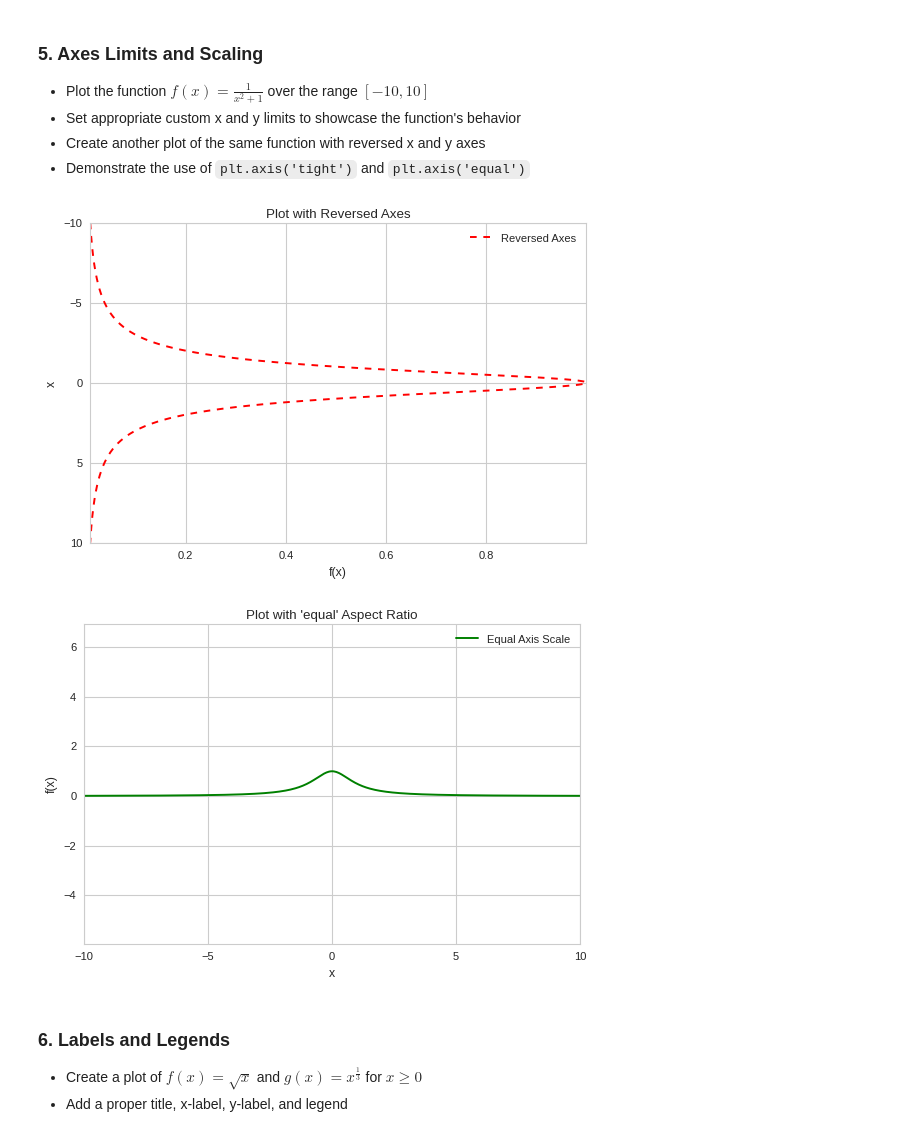
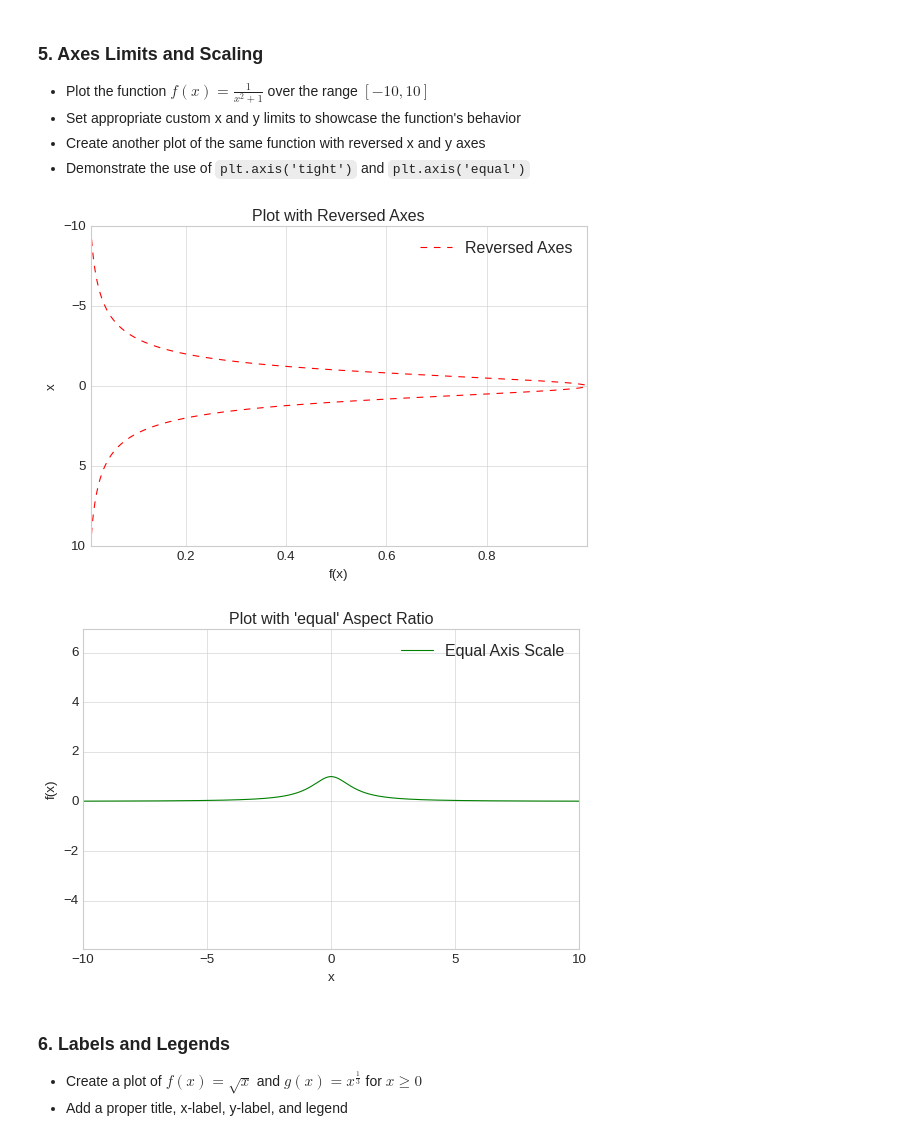
Before and after one commit to kamangirkhan/Data110, a Jupyter notebook: ArashNateghian_week3_data110_assignment.ipynb, the cells around one changed output. Drawn from its saved outputs; the diff is of its cells as text; code cells hidden in the pictures.

```diff
--- a/ArashNateghian_week3_data110_assignment.ipynb
+++ b/ArashNateghian_week3_data110_assignment.ipynb
@@ -35,7 +35,6 @@ plt.show()
   - $g(x) = e^x$
   - $h(x) = \log(x)$ (for $x > 0$)
 # %%
-plt.style.use('classic')
 def f(x): return x**3
 def g(x): return np.exp(x)
 def h(x): return np.log(x)
@@ -71,7 +70,6 @@ plt.show()
   - $h(x) = x^4$
   - $i(x) = x^5$
 # %%
-plt.style.use('bmh')
 def f(x): return x**2
 def g(x): return x**3
 def h(x): return x**4
@@ -108,41 +106,40 @@ plt.show()
 - Create another plot of the same function with reversed x and y axes
 - Demonstrate the use of `plt.axis('tight')` and `plt.axis('equal')`
 # %%
-plt.style.use('seaborn-v0_8-notebook')
 def f(x):  return 1 / (x**2 + 1)
 
 x = np.linspace(-10, 10, 400)
 y = f(x)
 
 plt.figure(figsize=(8, 5))
 plt.plot(y, x, label='Reversed Axes', color='r', linestyle='--')
 
 plt.xlim(0, 1.2)
 plt.ylim(10, -10)
 
 plt.xlabel('f(x)')
 plt.ylabel('x')
 plt.title('Plot with Reversed Axes')
 plt.legend()
 
 plt.axis('tight')
 
 plt.show()
 
 plt.figure(figsize=(8, 5))
 plt.plot(x, y, color='g', label='Equal Axis Scale')
 
 plt.axis('equal')
 
 plt.xlabel('x')
 plt.ylabel('f(x)')
 plt.title("Plot with 'equal' Aspect Ratio")
 plt.legend()
 
 plt.show()
 # %% [output]
-[figure, old version]
+[figure, new version]
-[figure, old version]
+[figure, new version]
 # %% [markdown]
 ### 6. Labels and Legends
 - Create a plot of $f(x) = \sqrt{x}$ and $g(x) = x^{\frac{1}{3}}$ for $x \geq 0$
```
Also changed, not shown: parts of 10 cells of this notebook.
